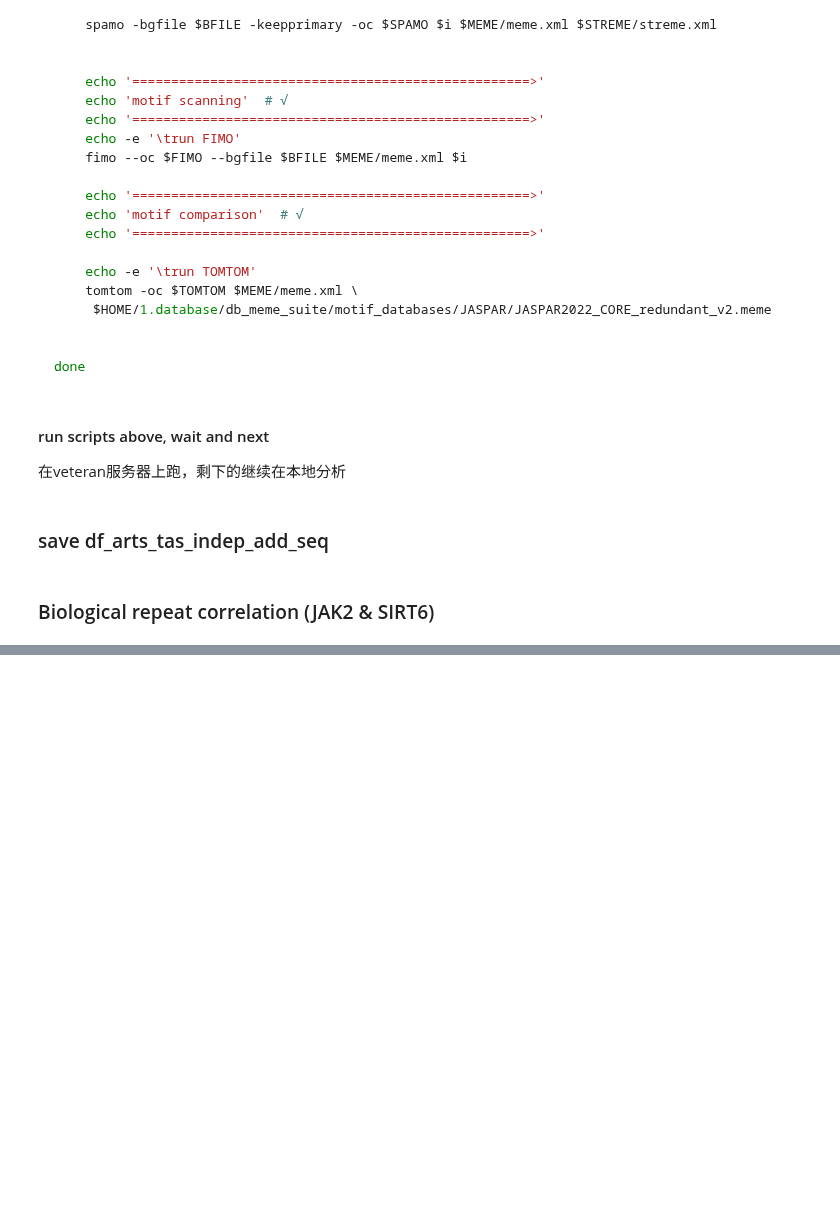
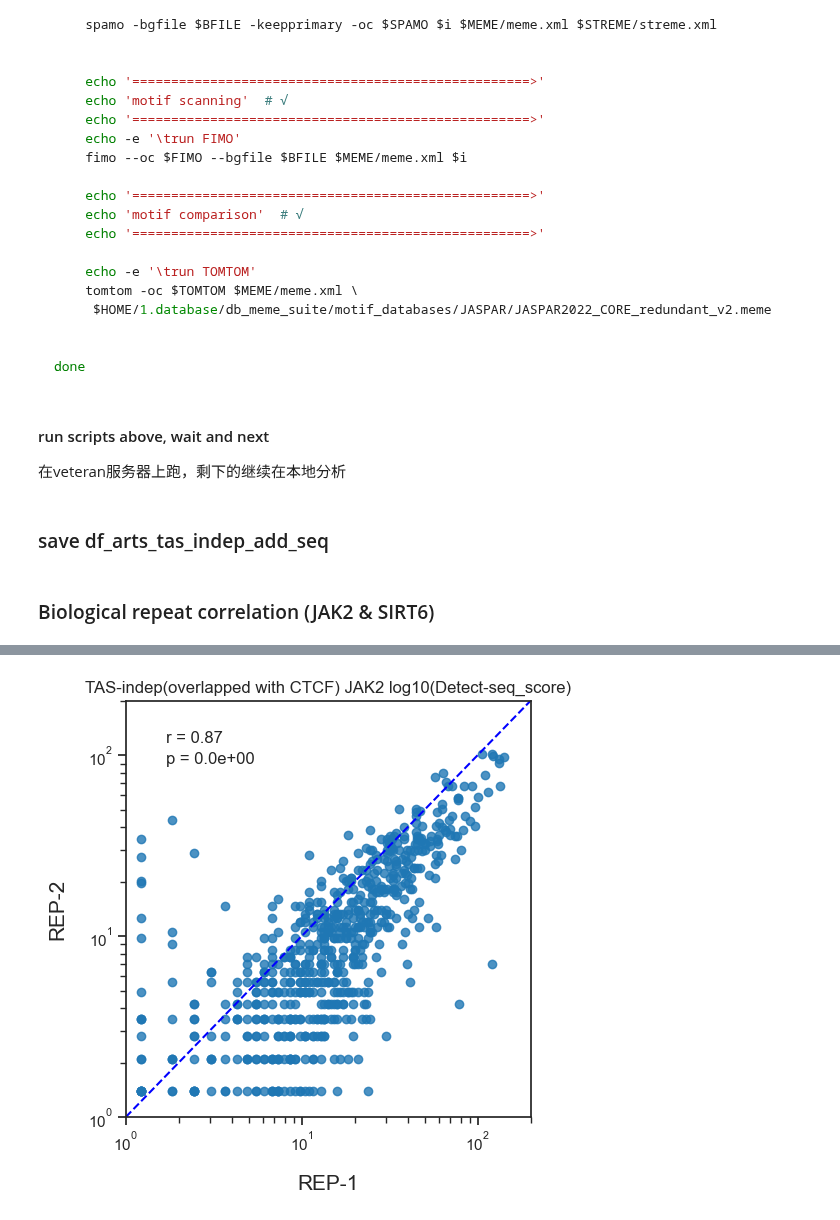
Before and after one commit to hermanzhaozzzz/snakepipes_detect-seq, a Jupyter notebook: step.10.Off-target_TAS-Independent_analysis.ipynb, the cells around one changed output, grey strips where cells are left out. Drawn from its saved outputs; the diff is of its cells as text; code cells hidden in the pictures; blank space fills up the shorter version.

```diff
--- a/step.10.Off-target_TAS-Independent_analysis.ipynb
+++ b/step.10.Off-target_TAS-Independent_analysis.ipynb
@@ -640,0 +697,2 @@ df_arts_tas_indep_add_seq.to_csv('../art_seqinfo/df_arts_tas_indep_add_seq.csv',
+# %%
+df_detect_seq_signal = pd.read_csv('../poisson_res/poisson_res_all.tsv.gz', sep='\t')
@@ -640,0 +739,11 @@ df_arts_tas_indep_add_seq.to_csv('../art_seqinfo/df_arts_tas_indep_add_seq.csv',
+# %%
+df = df_detect_seq_signal_tas_indep
+# .query('~treatment.str.contains("ATP8")').copy()
+df.rename(columns={'treat_mut_count.norm': "Detect-seq_score"}, inplace=True)
+df["Detect-seq_score"] = df["Detect-seq_score"].fillna(0) * 100  # to detect-seq score
+# df["Detect-seq_score"] = df["Detect-seq_score"].map(lambda x: 0.01 if x < 0.01 else x)  # fix very low value
+# df['log_10_Detect-seq_score'] = df["Detect-seq_score"].map(scipy.log10)
+df = df.set_index(['mpmat_index']).copy()
+df.drop(columns='<sample>', inplace=True)
+df = df.pivot(columns=['treatment', 'rep'], values='Detect-seq_score')
+df
@@ -640,0 +766,7 @@ df_arts_tas_indep_add_seq.to_csv('../art_seqinfo/df_arts_tas_indep_add_seq.csv',
+# %%
+df_tas_indep_JAK2 = df['DetectSeq_JAK2-DddA11'].copy()
+df_tas_indep_SIRT6 = df['DetectSeq_SIRT6-DddA11'].copy()
+df_tas_indep_ATP8_wt_6 = df[['DetectSeq_ATP8-DddAwt', 'DetectSeq_ATP8-DddA6']].copy()
+df_tas_indep_ATP8_wt_11 = df[['DetectSeq_ATP8-DddAwt', 'DetectSeq_ATP8-DddA11']].copy()
+df_tas_indep_ATP8_6_11 = df[['DetectSeq_ATP8-DddA6', 'DetectSeq_ATP8-DddA11']].copy()
+df_tas_indep_ATP8_6_11
@@ -640,0 +789,33 @@ df_arts_tas_indep_add_seq.to_csv('../art_seqinfo/df_arts_tas_indep_add_seq.csv',
+# %%
+def plot_sns_lmplot(df, title='notitle', xlabel=None, ylabel=None):
+    sns.set_theme(style="ticks", palette=None)
+
+    df.columns = ['REP-1', 'REP-2']
+    r_statistic, p_value = scipy.stats.pearsonr(x=df.iloc[:, 0], y=df.iloc[:, 1])
+    g = sns.lmplot(
+        data=df,x=df.columns[0], y=df.columns[1],
+        # aspect=1,
+        fit_reg=False,  # If True, estimate and plot a regression model relating the x and y variables.
+        line_kws={"linewidth": 1, "linestyle": 'dashed', "color": "red"},
+        seed=0
+    )
+    # add diagonal line
+    g.ax.axline((0, 0), (.8, .8), color='blue', linestyle="dashed")
+    g.ax.set_xscale('log', base=10)
+    g.ax.set_yscale('log', base=10)
+    # g.ax.xaxis.set_major_formatter(ticker.FuncFormatter(lambda v, _: '{:g}'.format(v)))
+    # g.ax.yaxis.set_major_formatter(ticker.FuncFormatter(lambda v, _: '{:g}'.format(v)))
+    g.ax.annotate('r = {:.2f} '.format(r_statistic), xy=(.1, .9), xycoords=g.ax.transAxes)
+    g.ax.annotate('p = {:.1e}'.format(p_value), xy=(.1, .85), xycoords=g.ax.transAxes)
+    g.ax.set_xlim(1, 200)
+    g.ax.set_ylim(1, 200)
+    plt.title(f'{title} log10(Detect-seq_score)')
+    plt.xlabel(xlabel if xlabel else df.columns[0], labelpad=15, fontsize=15)
+    plt.ylabel(ylabel if ylabel else df.columns[1], labelpad=15, fontsize=15)
+    g.ax.spines['top'].set_visible(True)
+    g.ax.spines['right'].set_visible(True)
+    g.ax.spines['bottom'].set_visible(True)
+    g.ax.spines['left'].set_visible(True)
+plot_sns_lmplot(df=df_tas_indep_JAK2, title='TAS-indep(overlapped with CTCF) JAK2')
+# %% [output]
+[figure, added]
```
Also changed, not shown: parts of 58 cells of this notebook, 3 other files.
